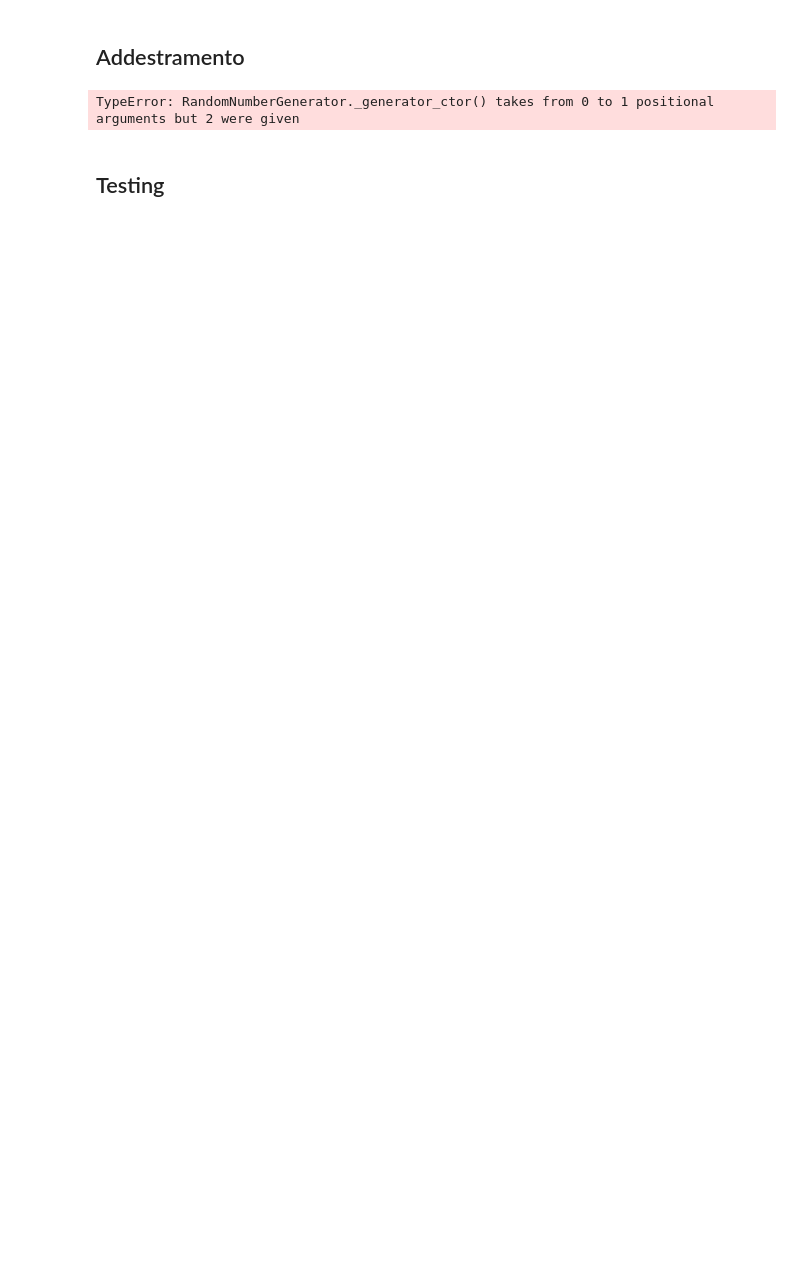
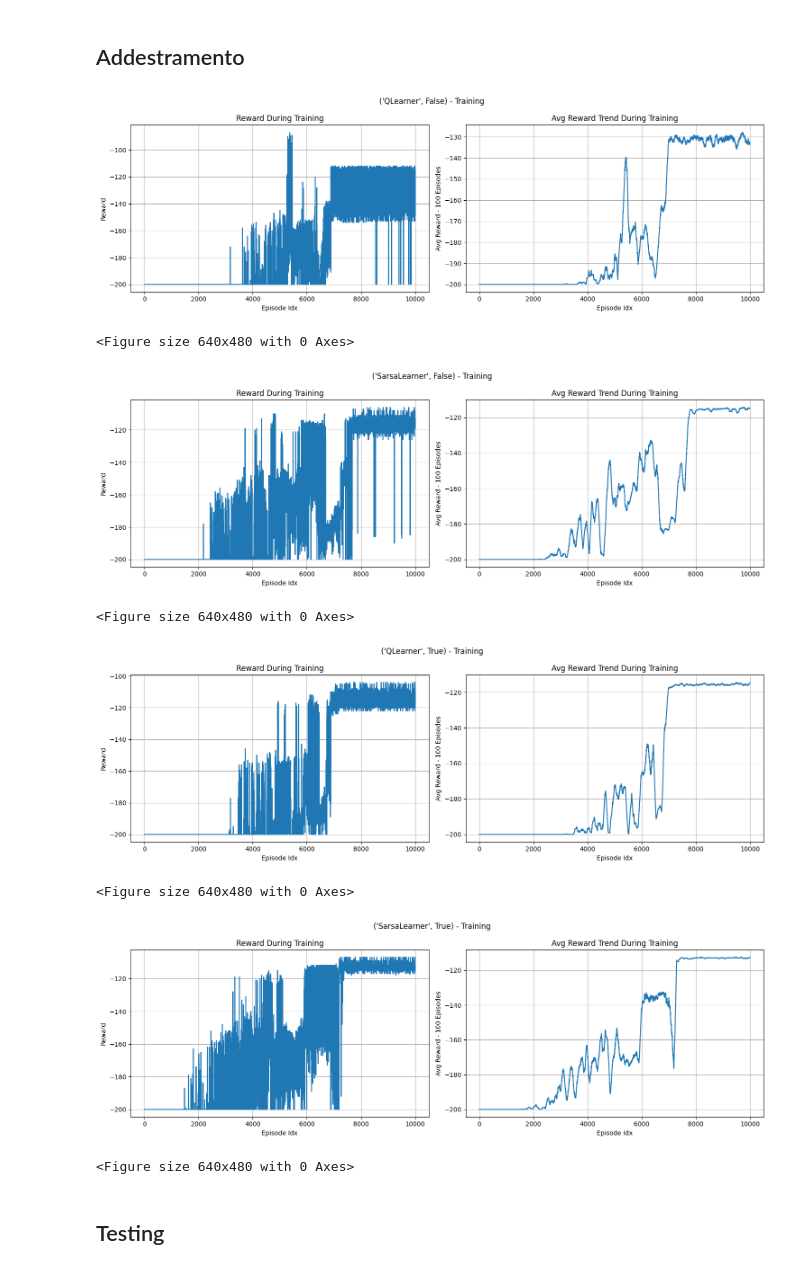
Before and after one commit to SimoneNicosanti/ML_Project, a Jupyter notebook: Project.ipynb, the cells around one changed output. Drawn from its saved outputs; the diff is of its cells as text; code cells hidden in the pictures; blank space fills up the shorter version.

```diff
--- a/Project.ipynb
+++ b/Project.ipynb
@@ -391,15 +401,15 @@ class Tuner() :
 
         return optimizer.Xi[bestIdx]
 # %%
-def tuneLearner(LearnerClass, trainEpisodes, bestDict, fileName : str) -> list :
-    key = LearnerClass.__name__
+def tuneLearner(LearnerClass, trainEpisodes, bestDict, fileName : str, withStd : bool) -> list :
+    key = (LearnerClass.__name__, withStd)
     if (not key in bestDict) :
         space = [
             Real(0.01, 0.9, name = 'alpha'),
             Real(0.8, 1.0, name = 'gamma'),
             Real(0.5, 1.0, name = "epsilon"),
         ]
-        bestParams = Tuner(LearnerClass, trainEpisodes, 100, TRAIN_SEED, TUNE_SEED).tune(50, TUNER_RANDOM_STATE, space, 5)
+        bestParams = Tuner(LearnerClass, trainEpisodes, 100, TRAIN_SEED, TUNE_SEED, withStd).tune(75, TUNER_RANDOM_STATE, space, 5)
         bestDict[key] = bestParams
         with open(fileName, 'wb') as f:
             pickle.dump(bestDict, f)
@@ -416,6 +426,9 @@ if (os.path.exists(BEST_PARAMS_FILE_NAME)) :
 else :
     bestDict = {}
 
-tuneLearner(QLearner, TRAIN_EPISODES, bestDict, BEST_PARAMS_FILE_NAME)
-tuneLearner(SarsaLearner, TRAIN_EPISODES, bestDict, BEST_PARAMS_FILE_NAME)
+tuneLearner(QLearner, TRAIN_EPISODES, bestDict, BEST_PARAMS_FILE_NAME, False)
+tuneLearner(SarsaLearner, TRAIN_EPISODES, bestDict, BEST_PARAMS_FILE_NAME, False)
+
+tuneLearner(QLearner, TRAIN_EPISODES, bestDict, BEST_PARAMS_FILE_NAME, True)
+tuneLearner(SarsaLearner, TRAIN_EPISODES, bestDict, BEST_PARAMS_FILE_NAME, True)
 # %% [output]
@@ -487,13 +503,23 @@ def trainLearner(LearnerClass, trainDict, bestParamsDict, episodeNum) -> Learner
 # %%
 if (os.path.exists(TRAINED_TABULAR_FILE)) :
     with open(TRAINED_TABULAR_FILE, 'rb') as f:
         trainDict = pickle.load(f)
 else :
     trainDict = {}
 
-qLearner, _ = trainLearner(QLearner, trainDict, bestDict, TRAIN_EPISODES)
-sarsaLearner, _ = trainLearner(SarsaLearner, trainDict, bestDict, TRAIN_EPISODES)
+qLearner, _ = trainLearner(QLearner, trainDict, bestDict, TRAIN_EPISODES, False)
+sarsaLearner, _ = trainLearner(SarsaLearner, trainDict, bestDict, TRAIN_EPISODES, False)
+
+qLearner_std, _ = trainLearner(QLearner, trainDict, bestDict, TRAIN_EPISODES, True)
+sarsaLearner_std, _ = trainLearner(SarsaLearner, trainDict, bestDict, TRAIN_EPISODES, True)
 # %% [output]
+[figure, added]
-TypeError: RandomNumberGenerator._generator_ctor() takes from 0 to 1 positional arguments but 2 were given
+<Figure size 640x480 with 0 Axes>
+[figure, added]
+<Figure size 640x480 with 0 Axes>
+[figure, added]
+<Figure size 640x480 with 0 Axes>
+[figure, added]
+<Figure size 640x480 with 0 Axes>
 # %% [markdown]
 ## Testing
```
Also changed, not shown: parts of 25 cells of this notebook, 9 other files.
